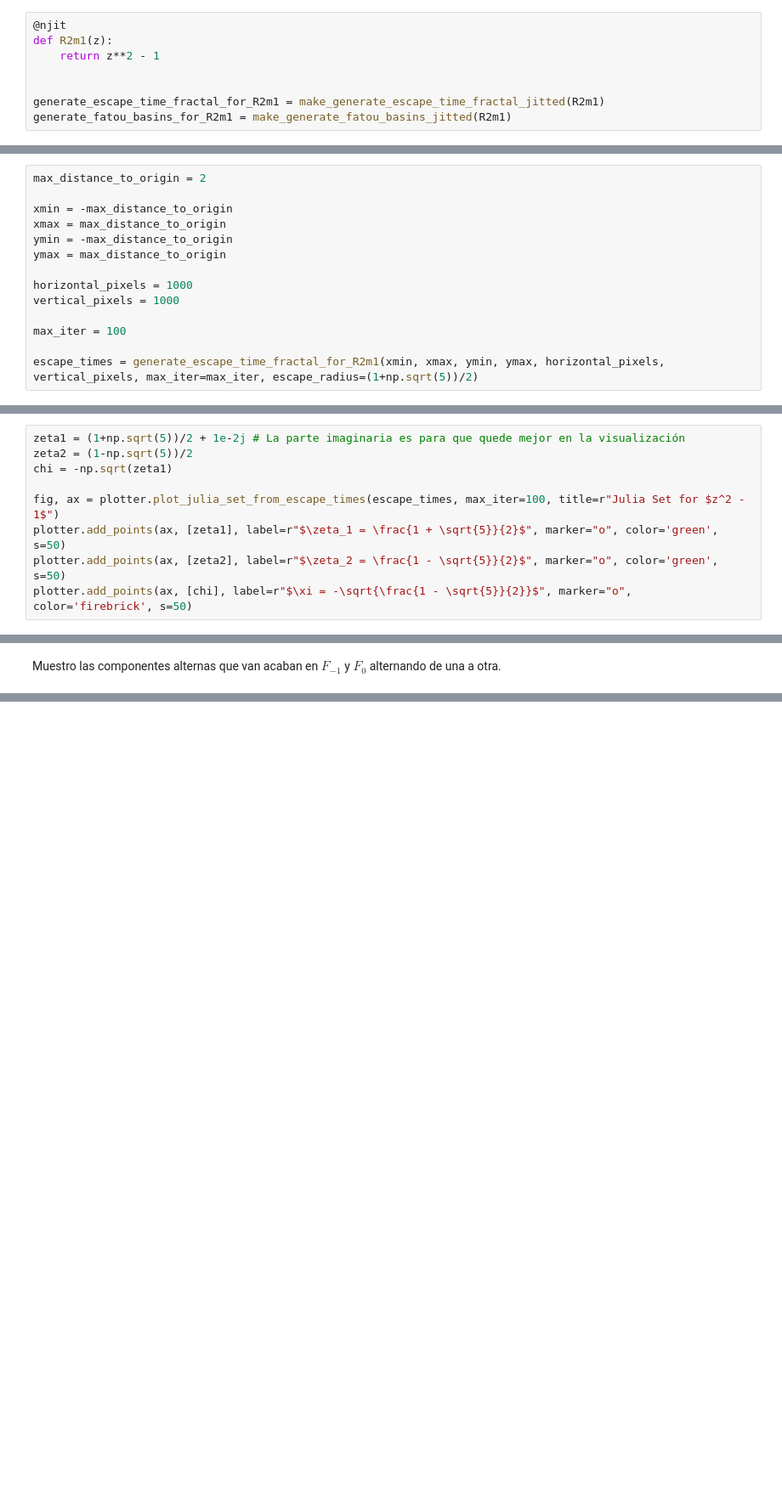
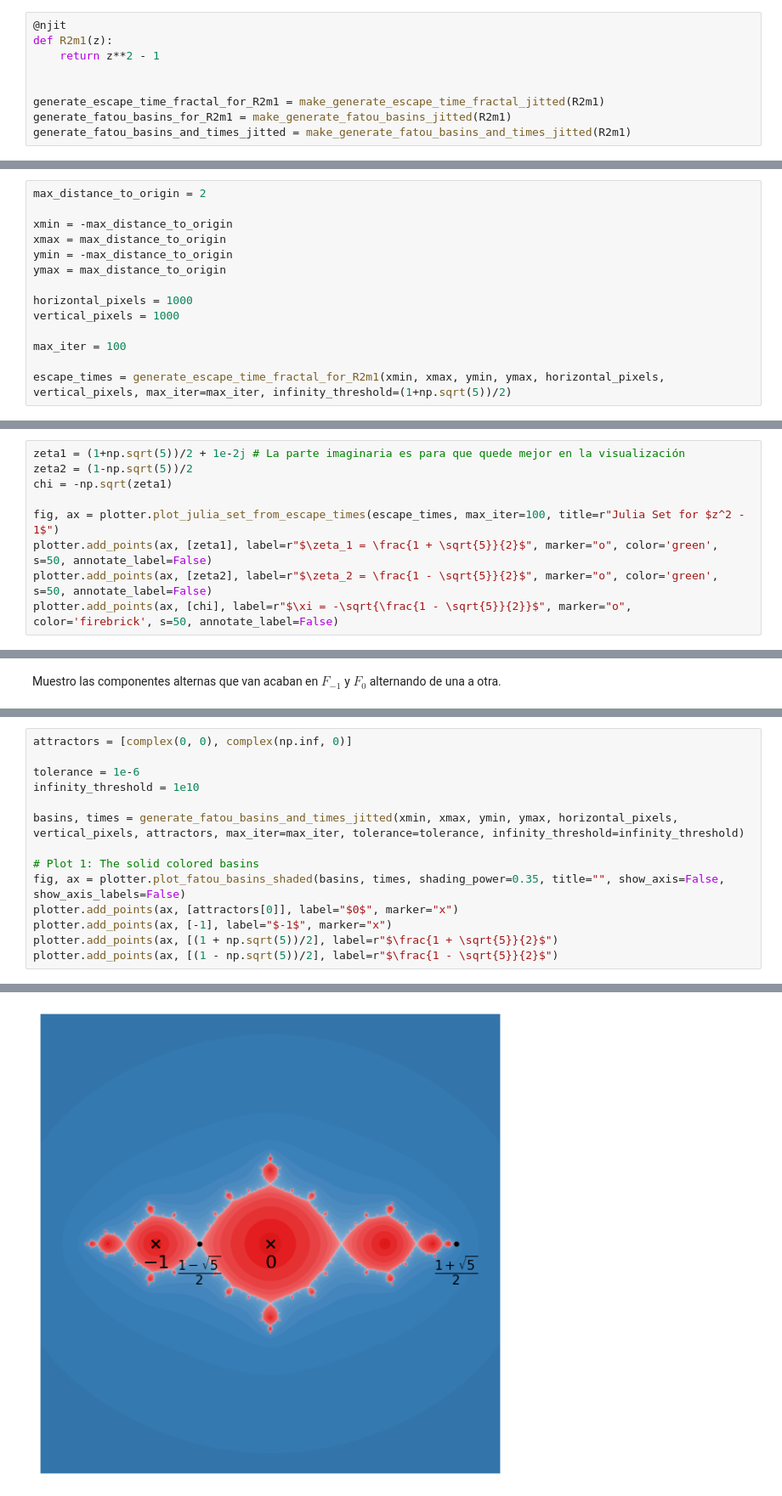
Before and after one commit to adbaldel/Complex-Dynamics-Thesis, a Jupyter notebook: code/notebooks/03-z_squared_minus_one.ipynb, the cells around one changed output, grey strips where cells are left out. Shown at 85% size. Saved outputs shown, nothing was run; the diff lists cells and outputs as text; blank space fills up the shorter version.

```diff
--- a/code/notebooks/03-z_squared_minus_one.ipynb
+++ b/code/notebooks/03-z_squared_minus_one.ipynb
@@ -28,6 +28,7 @@ def R2m1(z):
 
 generate_escape_time_fractal_for_R2m1 = make_generate_escape_time_fractal_jitted(R2m1)
 generate_fatou_basins_for_R2m1 = make_generate_fatou_basins_jitted(R2m1)
+generate_fatou_basins_and_times_jitted = make_generate_fatou_basins_and_times_jitted(R2m1)
 # %% [markdown]
 Calculo los tiempos de escape.
 # %%
@@ -43,7 +44,7 @@ vertical_pixels = 1000
 
 max_iter = 100
 
-escape_times = generate_escape_time_fractal_for_R2m1(xmin, xmax, ymin, ymax, horizontal_pixels, vertical_pixels, max_iter=max_iter, escape_radius=(1+np.sqrt(5))/2)
+escape_times = generate_escape_time_fractal_for_R2m1(xmin, xmax, ymin, ymax, horizontal_pixels, vertical_pixels, max_iter=max_iter, infinity_threshold=(1+np.sqrt(5))/2)
 # %% [markdown]
 Dibujo el conjunto de Julia.
 # %%
@@ -62,9 +63,9 @@ zeta2 = (1-np.sqrt(5))/2
 chi = -np.sqrt(zeta1)
 
 fig, ax = plotter.plot_julia_set_from_escape_times(escape_times, max_iter=100, title=r"Julia Set for $z^2 - 1$")
-plotter.add_points(ax, [zeta1], label=r"$\zeta_1 = \frac{1 + \sqrt{5}}{2}$", marker="o", color='green', s=50)
-plotter.add_points(ax, [zeta2], label=r"$\zeta_2 = \frac{1 - \sqrt{5}}{2}$", marker="o", color='green', s=50)
-plotter.add_points(ax, [chi], label=r"$\xi = -\sqrt{\frac{1 - \sqrt{5}}{2}}$", marker="o", color='firebrick', s=50)
+plotter.add_points(ax, [zeta1], label=r"$\zeta_1 = \frac{1 + \sqrt{5}}{2}$", marker="o", color='green', s=50, annotate_label=False)
+plotter.add_points(ax, [zeta2], label=r"$\zeta_2 = \frac{1 - \sqrt{5}}{2}$", marker="o", color='green', s=50, annotate_label=False)
+plotter.add_points(ax, [chi], label=r"$\xi = -\sqrt{\frac{1 - \sqrt{5}}{2}}$", marker="o", color='firebrick', s=50, annotate_label=False)
 # %% [output]
 <Axes: title={'center': 'Julia Set for $z^2 - 1$'}>
 [figure]
@@ -90,3 +91,18 @@ basins = generate_fatou_basins_for_R2m1(xmin, xmax, ymin, ymax, horizontal_pixel
 fig2, ax2 = plotter.plot_fatou_basins(basins, title="Fatou Basins of Attraction for $z^2 - 1$")
 # %% [output]
 [figure]
+# %%
+attractors = [complex(0, 0), complex(np.inf, 0)]
+
+tolerance = 1e-6
+infinity_threshold = 1e10
+
+basins, times = generate_fatou_basins_and_times_jitted(xmin, xmax, ymin, ymax, horizontal_pixels, vertical_pixels, attractors, max_iter=max_iter, tolerance=tolerance, infinity_threshold=infinity_threshold)
+
+# Plot 1: The solid colored basins
+fig, ax = plotter.plot_fatou_basins_shaded(basins, times, shading_power=0.35, title="", show_axis=False, show_axis_labels=False)
+plotter.add_points(ax, [attractors[0]], label="$0$", marker="x")
+plotter.add_points(ax, [-1], label="$-1$", marker="x")
+plotter.add_points(ax, [(1 + np.sqrt(5))/2], label=r"$\frac{1 + \sqrt{5}}{2}$")
+plotter.add_points(ax, [(1 - np.sqrt(5))/2], label=r"$\frac{1 - \sqrt{5}}{2}$")
+# %% [output]
@@ -92,0 +110 @@ fig2, ax2 = plotter.plot_fatou_basins(basins, title="Fatou Basins of Attraction
+[figure, added]
```
Also changed, not shown: parts of 3 cells of this notebook, 2 other files.
